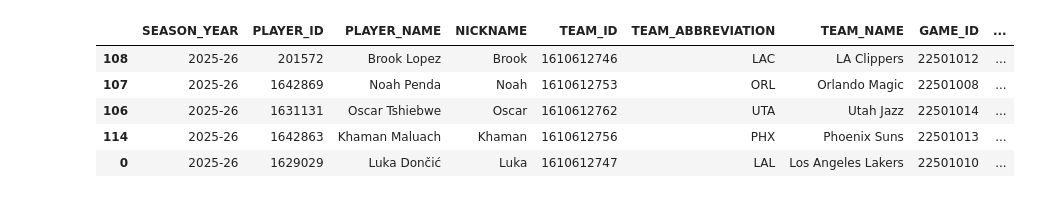
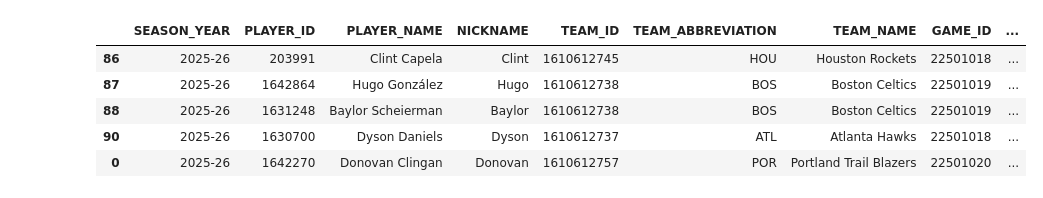
Before and after one commit to spon7ge/NBA-Prop-Predictor, a Jupyter notebook: src/points_model/prizepicks.ipynb, the cells around one changed output. Cells and saved outputs as stored; diff of their text form; code cells hidden in the pictures.

```diff
--- a/src/points_model/prizepicks.ipynb
+++ b/src/points_model/prizepicks.ipynb
@@ -101,10 +85,12 @@ Loaded: NBA_20260320_092137.json
 # %%
-df = pd.read_csv('data/raw/season_stats/S26.csv').sort_values(by='GAME_DATE')
-df.tail()
+s25 = pd.read_csv('data/raw/season_stats/S25.csv').sort_values(by='GAME_DATE')
+s26 = pd.read_csv('data/raw/season_stats/S26.csv').sort_values(by='GAME_DATE')
+base_df = pd.concat([s25, s26])
+base_df.tail()
 # %% [output]
 |  | SEASON_YEAR | PLAYER_ID | PLAYER_NAME | NICKNAME | TEAM_ID | TEAM_ABBREVIATION | TEAM_NAME | GAME_ID | ... |
-| 108 | 2025-26 | 201572 | Brook Lopez | Brook | 1610612746 | LAC | LA Clippers | 22501012 | ... |
-| 107 | 2025-26 | 1642869 | Noah Penda | Noah | 1610612753 | ORL | Orlando Magic | 22501008 | ... |
-| 106 | 2025-26 | 1631131 | Oscar Tshiebwe | Oscar | 1610612762 | UTA | Utah Jazz | 22501014 | ... |
-| 114 | 2025-26 | 1642863 | Khaman Maluach | Khaman | 1610612756 | PHX | Phoenix Suns | 22501013 | ... |
-| 0 | 2025-26 | 1629029 | Luka Dončić | Luka | 1610612747 | LAL | Los Angeles Lakers | 22501010 | ... |
+| 86 | 2025-26 | 203991 | Clint Capela | Clint | 1610612745 | HOU | Houston Rockets | 22501018 | ... |
+| 87 | 2025-26 | 1642864 | Hugo González | Hugo | 1610612738 | BOS | Boston Celtics | 22501019 | ... |
+| 88 | 2025-26 | 1631248 | Baylor Scheierman | Baylor | 1610612738 | BOS | Boston Celtics | 22501019 | ... |
+| 90 | 2025-26 | 1630700 | Dyson Daniels | Dyson | 1610612737 | ATL | Atlanta Hawks | 22501018 | ... |
+| 0 | 2025-26 | 1642270 | Donovan Clingan | Donovan | 1610612757 | POR | Portland Trail Blazers | 22501020 | ... |
```
Also changed, not shown: parts of 9 cells of this notebook, 1 other file.
